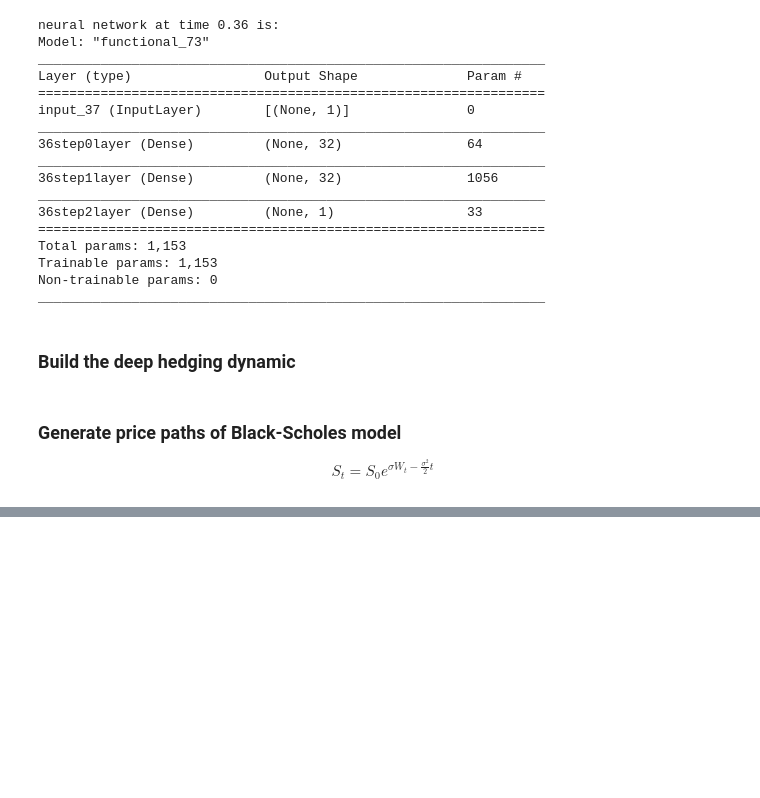
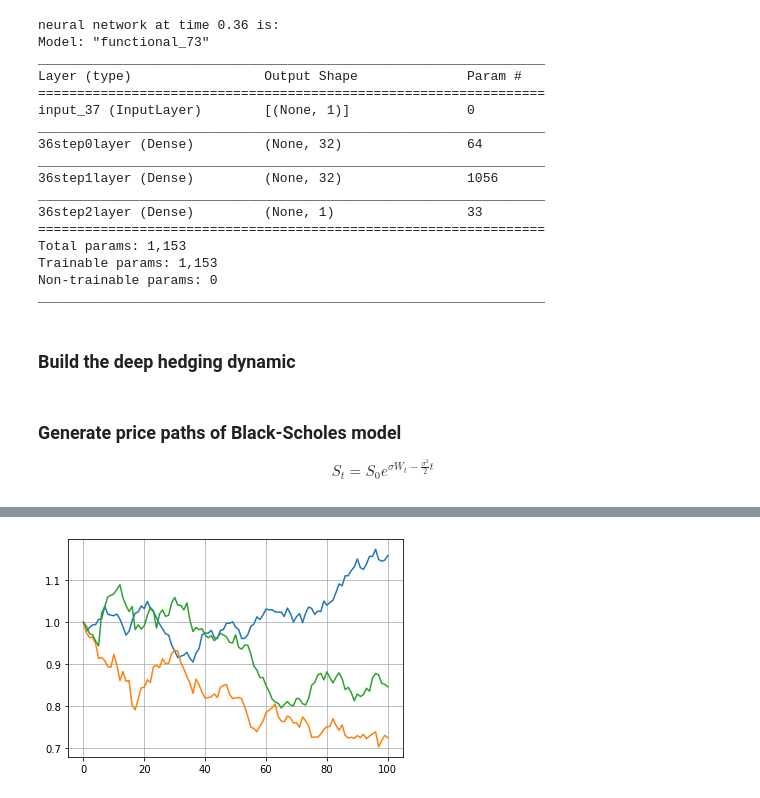
Before and after one commit to Parliamenthill/DeepHedging, a Jupyter notebook: deep hedging.ipynb, the cells around one changed output, grey strips where cells are left out. Saved outputs shown, nothing was run; the diff lists cells and outputs as text; code cells hidden in the pictures; blank space fills up the shorter version.

```diff
--- a/deep hedging.ipynb
+++ b/deep hedging.ipynb
@@ -121,3 +130,27 @@ plt.show()
+# %%
+import utils
+
+Ktrain = 10**5
+## Parameters
+corr = -0.3     # correlation between the two process
+kappa = 0.9     # kappa: mean reversion rate
+theta = 0.2     # theta: long-term volatility
+xi = 0.2        # xi: volatility of volatility
+
+## Initialization - could have other values
+S0 = 1 * np.ones((Ktrain,m))
+v0 = theta * np.ones((Ktrain,m))
+
+price_path, vol_path = utils.stimulate_Heston(m,Ktrain,N,T,corr,kappa,theta,xi,S0,v0)
+
+payoff_function = lambda x : 0.5*(np.abs(x-strike)+x-strike) # Call option payoff
+payoff = payoff_function(price_path[:,-1,:])
+
+plt.plot(price_path[:3,:,0].T)
+plt.grid()
+plt.show()
+# %% [output]
+[figure, added]
 # %%
 xtrain = price_path  # input be price_path
 ytrain = payoff  # output be payoff
```
Also changed, not shown: parts of 7 cells of this notebook, 1 other file.
